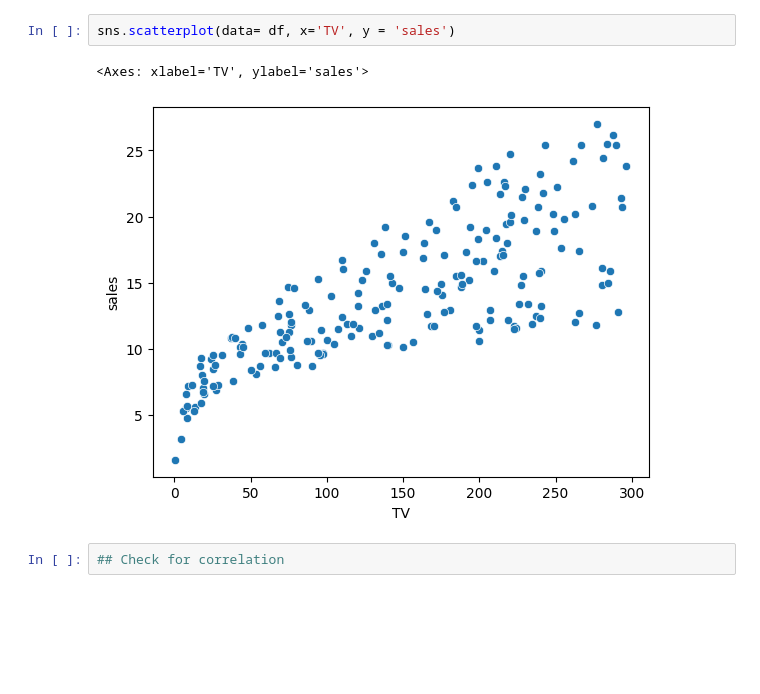
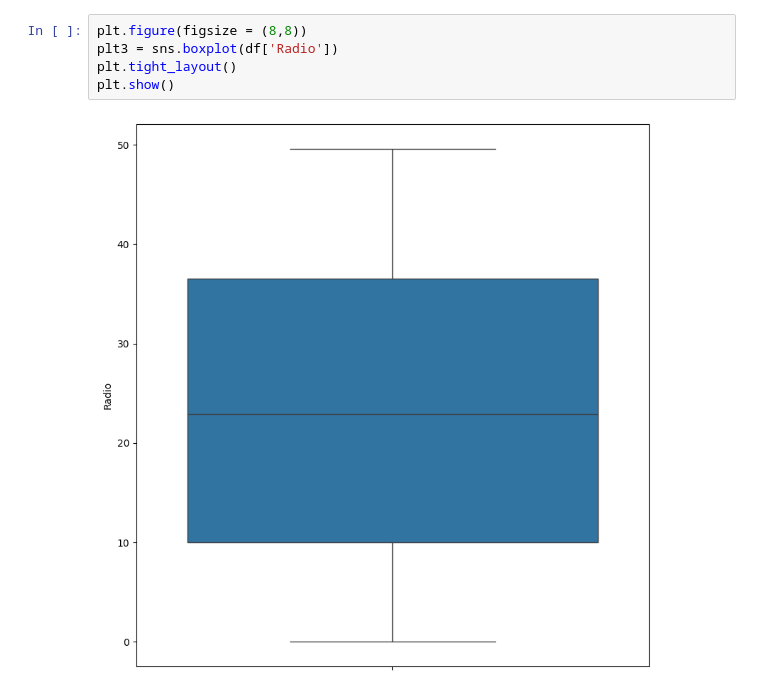
Before and after one commit to CodeEZ-Dev/Datascience_notes, a Jupyter notebook: Advertising_sales/advertising_sale.ipynb, the cells around one changed output. Cells and saved outputs as stored; diff of their text form; blank space fills up the shorter version.

```diff
--- a/Advertising_sales/advertising_sale.ipynb
+++ b/Advertising_sales/advertising_sale.ipynb
@@ -69,7 +81,7 @@ plt.show()
-# %%
-sns.scatterplot(data= df, x='TV', y = 'sales')
-# %% [output]
-<Axes: xlabel='TV', ylabel='sales'>
-[figure, removed]
-# %%
-## Check for correlation
+# %%
+plt.figure(figsize = (8,8))
+plt3 = sns.boxplot(df['Radio'])
+plt.tight_layout()
+plt.show()
+# %% [output]
+[figure, added]
```
Also changed, not shown: parts of 67 cells of this notebook, 8 other files.
